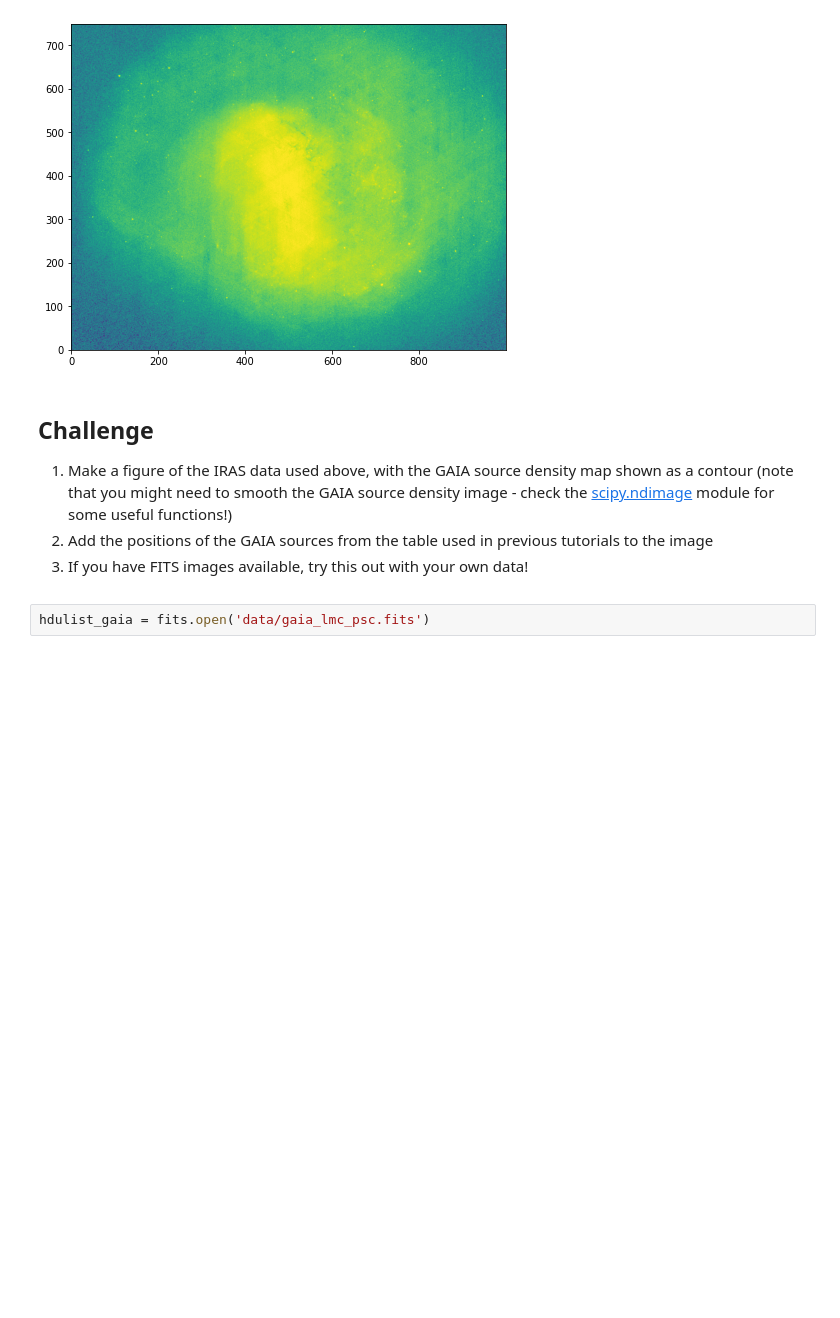
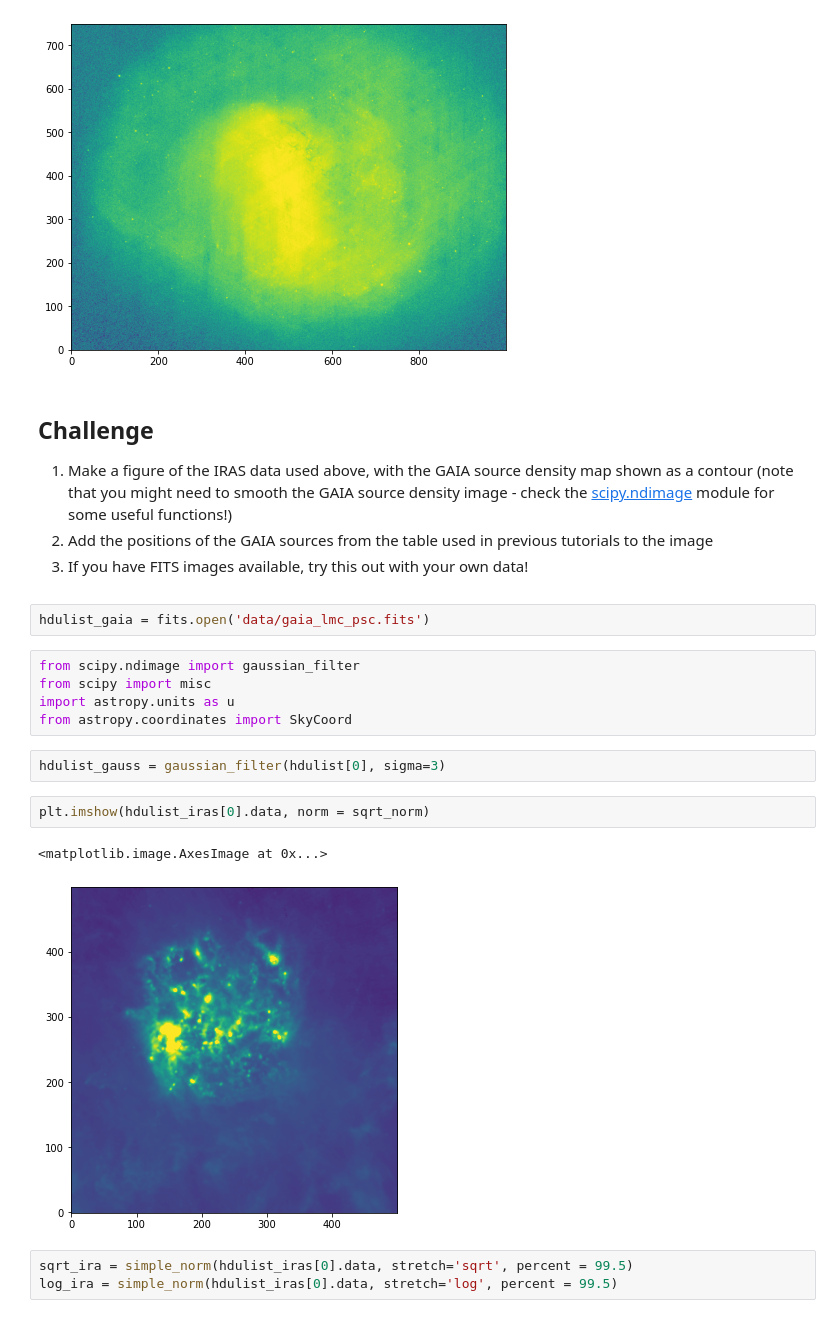
Before and after one commit to bsipocz/ASTR497, a Jupyter notebook: astropy_notebooks/08-wcsaxes.ipynb, the cells around one changed output. Saved outputs shown, nothing was run; the diff lists cells and outputs as text; blank space fills up the shorter version.

```diff
--- a/astropy_notebooks/08-wcsaxes.ipynb
+++ b/astropy_notebooks/08-wcsaxes.ipynb
@@ -235,4 +235,19 @@ plt.imshow(hdulist[0].data, norm = log_norm)
 </section>
 # %%
 hdulist_gaia = fits.open('data/gaia_lmc_psc.fits')
+# %%
+from scipy.ndimage import gaussian_filter
+from scipy import misc
+import astropy.units as u
+from astropy.coordinates import SkyCoord
+# %%
+hdulist_gauss = gaussian_filter(hdulist[0], sigma=3)
+# %%
+plt.imshow(hdulist_iras[0].data, norm = sqrt_norm)
+# %% [output]
+<matplotlib.image.AxesImage at 0x...>
+[figure, added]
+# %%
+sqrt_ira = simple_norm(hdulist_iras[0].data, stretch='sqrt', percent = 99.5)
+log_ira = simple_norm(hdulist_iras[0].data, stretch='log', percent = 99.5)
 # %%
```
Also changed, not shown: parts of 6 cells of this notebook, 3 other files.
